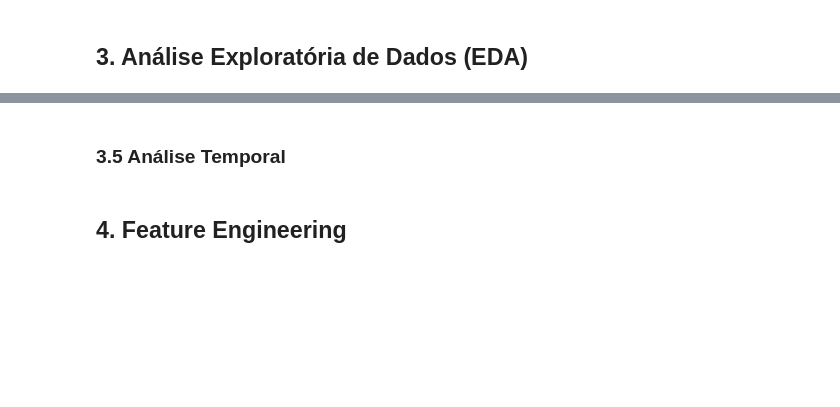
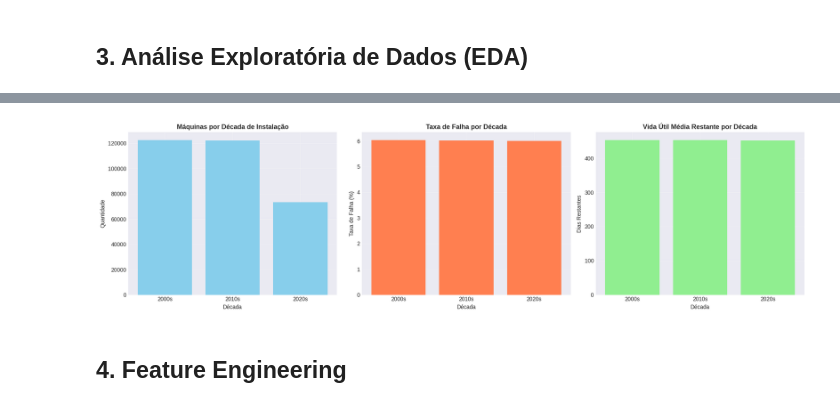
Before and after one commit to vinileodido/MVP_PucRio_ML, a Jupyter notebook: ML_IoT_Industrial.ipynb, the cells around one changed output, grey strips where cells are left out. Saved outputs shown, nothing was run; the diff lists cells and outputs as text; code cells hidden in the pictures; blank space fills up the shorter version.

```diff
--- a/ML_IoT_Industrial.ipynb
+++ b/ML_IoT_Industrial.ipynb
@@ -1805,37 +1968,37 @@ plt.show()
-# %% [markdown]
-### 3.5 Análise Temporal
 # %%
-#@title #####Análise Temporal
+#@title ### 3.6 Análise Temporal
 
 # Análise por década de instalação
 fig, axes = plt.subplots(1, 3, figsize=(18, 5))
 
 # Distribuição de máquinas por década
-decada_counts = df['Década_Instalação'].value_counts().sort_index()
+decada_counts = main_df['Década_Instalação'].value_counts().sort_index()
 axes[0].bar(decada_counts.index, decada_counts.values, color='skyblue')
 axes[0].set_title('Máquinas por Década de Instalação', fontweight='bold')
 axes[0].set_xlabel('Década')
 axes[0].set_ylabel('Quantidade')
 axes[0].grid(True, alpha=0.3)
 
 # Taxa de falha por década
-falha_decada = df.groupby('Década_Instalação')['Falha_Nos_Próximos_7_Dias'].mean() * 100
+falha_decada = main_df.groupby('Década_Instalação')['Falha_Nos_Próximos_7_Dias'].mean() * 100
 axes[1].bar(falha_decada.index, falha_decada.values, color='coral')
 axes[1].set_title('Taxa de Falha por Década', fontweight='bold')
 axes[1].set_xlabel('Década')
 axes[1].set_ylabel('Taxa de Falha (%)')
 axes[1].grid(True, alpha=0.3)
 
 # Vida útil restante por década
-vida_util_decada = df.groupby('Década_Instalação')['Vida_Útil_Restante_Dias'].mean()
+vida_util_decada = main_df.groupby('Década_Instalação')['Vida_Útil_Restante_Dias'].mean()
 axes[2].bar(vida_util_decada.index, vida_util_decada.values, color='lightgreen')
 axes[2].set_title('Vida Útil Média Restante por Década', fontweight='bold')
 axes[2].set_xlabel('Década')
 axes[2].set_ylabel('Dias Restantes')
 axes[2].grid(True, alpha=0.3)
 
 plt.tight_layout()
 plt.show()
+# %% [output]
+[figure, added]
 # %% [markdown]
 ## 4. Feature Engineering
 # %%
```
Also changed, not shown: parts of 18 cells of this notebook.
